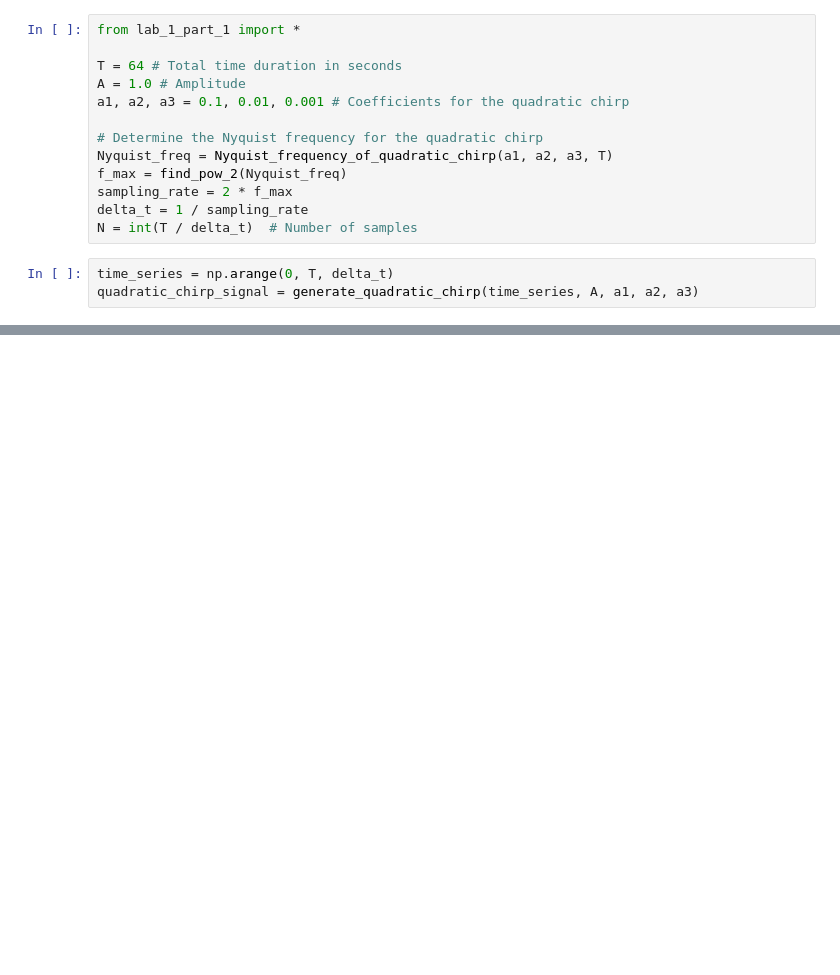
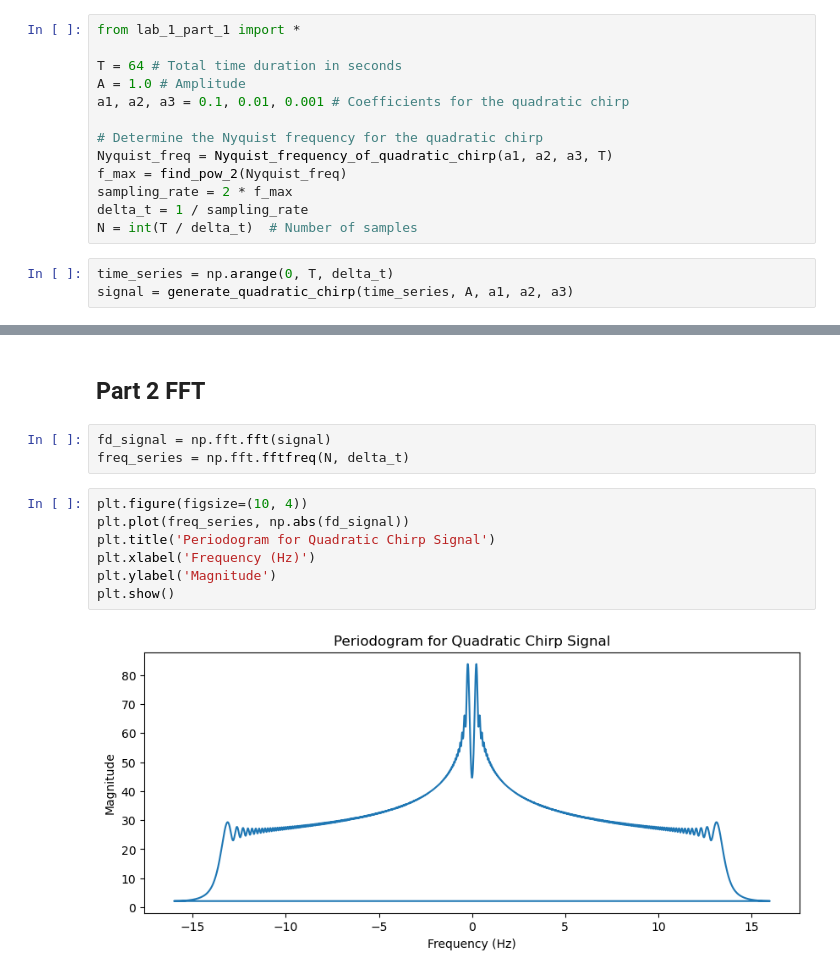
Before and after one commit to ShitongGuo/LZU_lab, a Jupyter notebook: lab_1.ipynb, the cells around one changed output, grey strips where cells are left out. Cells and saved outputs as stored; diff of their text form; blank space fills up the shorter version.

Commit message:
Finished part 1 and 2. For advanced part, the sinusoidal signal has been generated.

```diff
--- a/lab_1.ipynb
+++ b/lab_1.ipynb
@@ -13,7 +16,7 @@ delta_t = 1 / sampling_rate
 N = int(T / delta_t)  # Number of samples
 # %%
 time_series = np.arange(0, T, delta_t)
-quadratic_chirp_signal = generate_quadratic_chirp(time_series, A, a1, a2, a3)
+signal = generate_quadratic_chirp(time_series, A, a1, a2, a3)
 # %%
 from matplotlib import pyplot as plt
 plt.figure(figsize=(10, 4))
@@ -24,3 +27,17 @@ plt.ylabel('Signal')
 plt.show()
 # %% [output]
 [figure]
+# %% [markdown]
+## Part 2 FFT
+# %%
+fd_signal = np.fft.fft(signal)
+freq_series = np.fft.fftfreq(N, delta_t)
+# %%
+plt.figure(figsize=(10, 4))
+plt.plot(freq_series, np.abs(fd_signal))
+plt.title('Periodogram for Quadratic Chirp Signal')
+plt.xlabel('Frequency (Hz)')
+plt.ylabel('Magnitude')
+plt.show()
+# %% [output]
+[figure, added]
```
Also changed, not shown: parts of 8 cells of this notebook.
